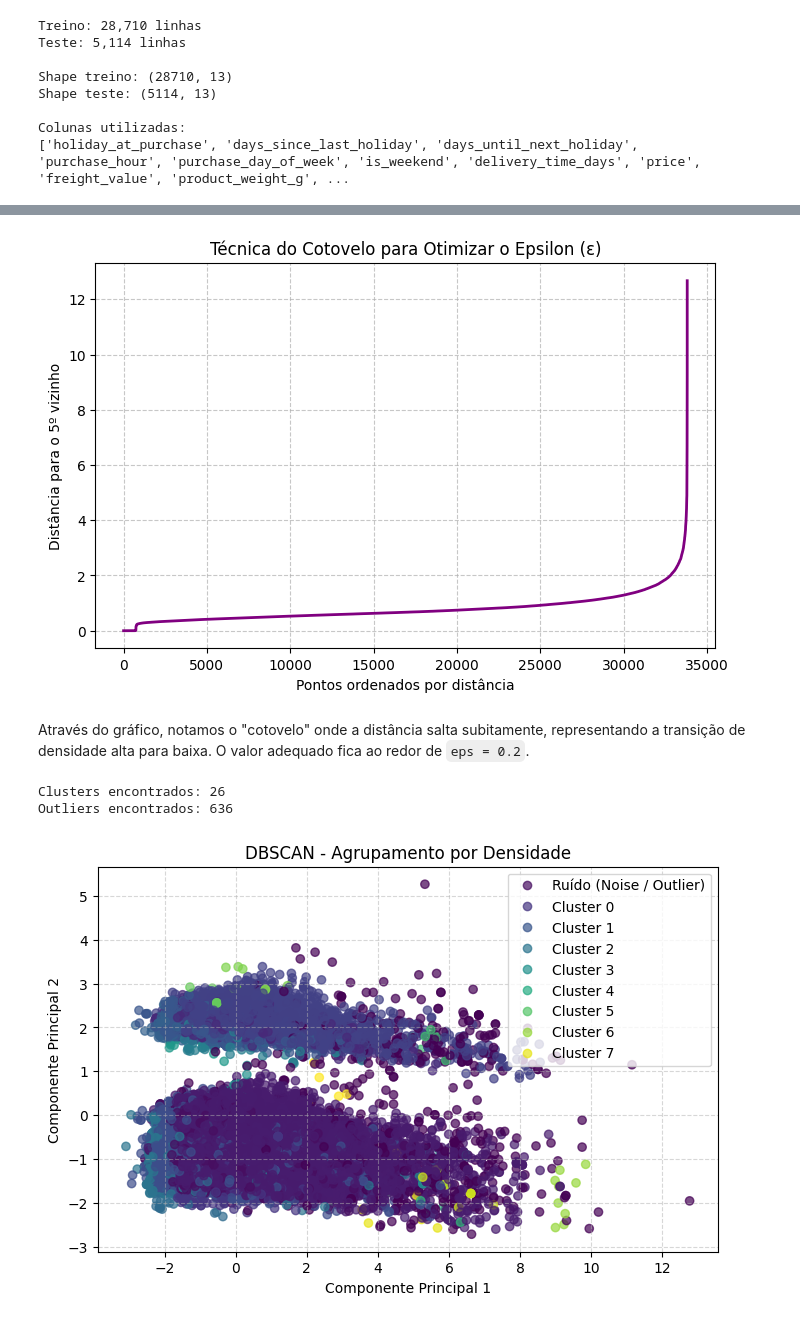
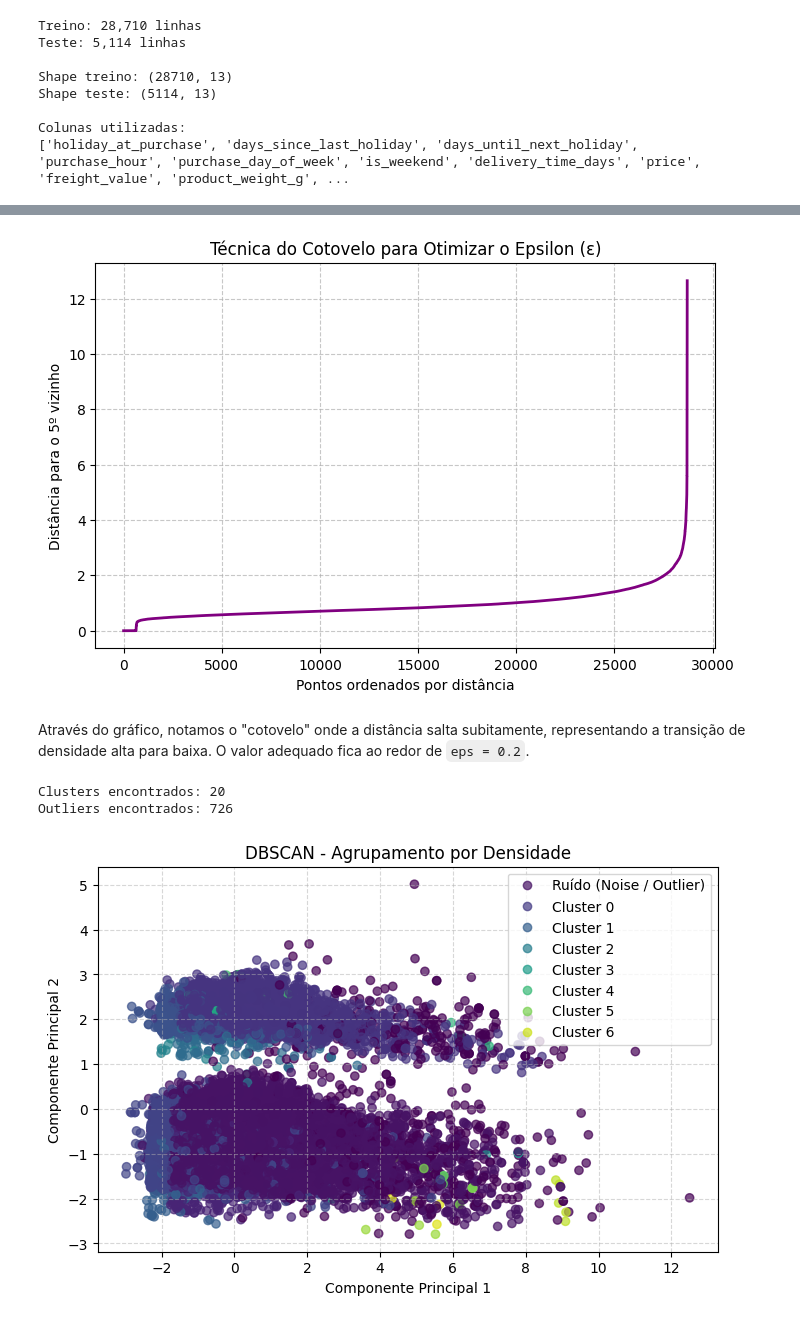
Before and after one commit to Last-Mile-Optimization/backend, a Jupyter notebook: modelo/DBScan.ipynb, the cells around one changed output, grey strips where cells are left out. Drawn from its saved outputs; the diff is of its cells as text; code cells hidden in the pictures.

Commit message:
add split temporal no DBScan

```diff
--- a/modelo/DBScan.ipynb
+++ b/modelo/DBScan.ipynb
@@ -70,23 +104,40 @@ Colunas utilizadas:
 # plt.grid(True, linestyle='--', alpha=0.5)
 # plt.show()
 
-# Remove registros com valores nulos
-X = X.dropna()
+# =========================
+# PADRONIZAÇÃO DOS DADOS
+# =========================
+scaler = StandardScaler()
 
-# Padronização dos atributos
-scaler = StandardScaler()
-X_scaled = scaler.fit_transform(X)
+X_train_scaled = scaler.fit_transform(X_train)
+X_test_scaled = scaler.transform(X_test)
 
-# Redução para 2 dimensões apenas para visualização
+# =========================
+# REDUÇÃO PARA 2 DIMENSÕES
+# (apenas para visualização)
+# =========================
 pca = PCA(n_components=2)
-X_pca = pca.fit_transform(X_scaled)
 
-# Visualizando os dados reais
+X_train_pca = pca.fit_transform(X_train_scaled)
+X_test_pca = pca.transform(X_test_scaled)
+
+# =========================
+# VISUALIZAÇÃO DOS DADOS DE TREINO
+# =========================
 plt.figure(figsize=(8, 5))
-plt.scatter(X_pca[:, 0], X_pca[:, 1], c='gray', alpha=0.6, edgecolors='k')
-plt.title('Conjunto de Dados Original (PCA - Padronizado)')
+
+plt.scatter(
+    X_train_pca[:, 0],
+    X_train_pca[:, 1],
+    c='gray',
+    alpha=0.6,
+    edgecolors='k'
+)
+
+plt.title('Conjunto de Treino (PCA - Padronizado)')
 plt.xlabel('Componente Principal 1')
 plt.ylabel('Componente Principal 2')
 plt.grid(True, linestyle='--', alpha=0.5)
+
 plt.show()
 # %% [output]
@@ -96,9 +147,9 @@ plt.show()
 min_samples = 5
 
 neighbors = NearestNeighbors(n_neighbors=min_samples)
-neighbors_fit = neighbors.fit(X_scaled)
+neighbors_fit = neighbors.fit(X_train_scaled)
 
-distances, indices = neighbors_fit.kneighbors(X_scaled)
+distances, indices = neighbors_fit.kneighbors(X_train_scaled)
 
 # Distância até o 5º vizinho mais próximo
 k_distances = np.sort(distances[:, min_samples - 1])
@@ -113,17 +164,17 @@ plt.grid(True, linestyle='--', alpha=0.7)
 
 plt.show()
 # %% [output]
-[figure, old version]
+[figure, new version]
 # %% [markdown]
 Através do gráfico, notamos o "cotovelo" onde a distância salta subitamente, representando a transição de densidade alta para baixa. O valor adequado fica ao redor de `eps = 0.2`.
 # %%
 # Aplicando o DBSCAN
 dbscan = DBSCAN(
-    eps=2,
+    eps=2.0,
     min_samples=min_samples
 )
 
-dbscan_labels = dbscan.fit_predict(X_scaled)
+dbscan_labels = dbscan.fit_predict(X_train_scaled)
 
 # Quantidade de clusters encontrados
 num_clusters = len(set(dbscan_labels)) - (1 if -1 in dbscan_labels else 0)
@@ -132,35 +183,35 @@ num_noise = np.sum(dbscan_labels == -1)
 print(f"Clusters encontrados: {num_clusters}")
 print(f"Outliers encontrados: {num_noise}")
 
 # Visualizando o resultado do DBSCAN
 plt.figure(figsize=(8, 5))
 
 scatter = plt.scatter(
-    X_pca[:, 0],
-    X_pca[:, 1],
+    X_train_pca[:, 0],
+    X_train_pca[:, 1],
     c=dbscan_labels,
     cmap='viridis',
     alpha=0.7
 )
 
 plt.title('DBSCAN - Agrupamento por Densidade')
 plt.xlabel('Componente Principal 1')
 plt.ylabel('Componente Principal 2')
 
 # Ajustando legenda
 handles, _ = scatter.legend_elements()
 unique_labels = np.unique(dbscan_labels)
 
 new_labels = [
     f'Cluster {lbl}' if lbl >= 0
     else 'Ruído (Noise / Outlier)'
     for lbl in unique_labels
 ]
 
 plt.legend(handles, new_labels, loc='best')
 plt.grid(True, linestyle='--', alpha=0.5)
 plt.show()
 # %% [output]
-Clusters encontrados: 26
-Outliers encontrados: 636
+Clusters encontrados: 20
+Outliers encontrados: 726
-[figure, old version]
+[figure, new version]
```
Also changed, not shown: parts of 4 cells of this notebook.
